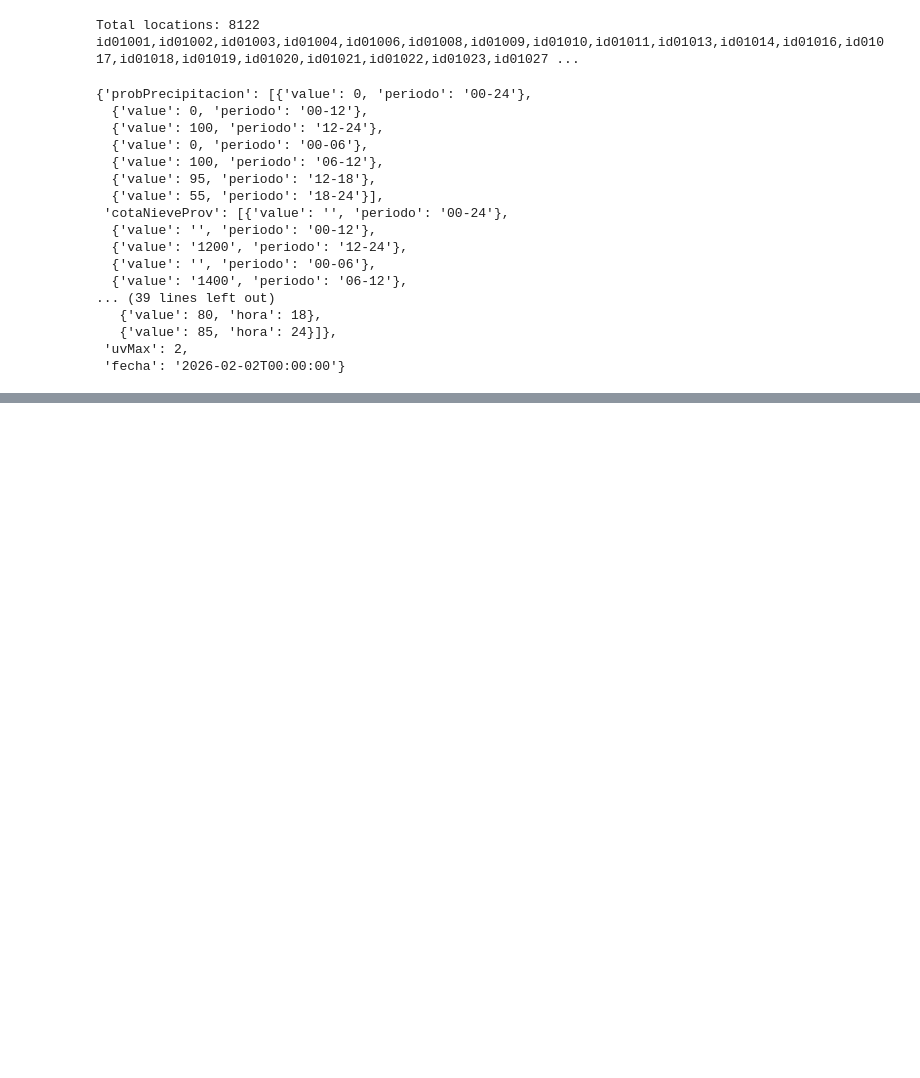
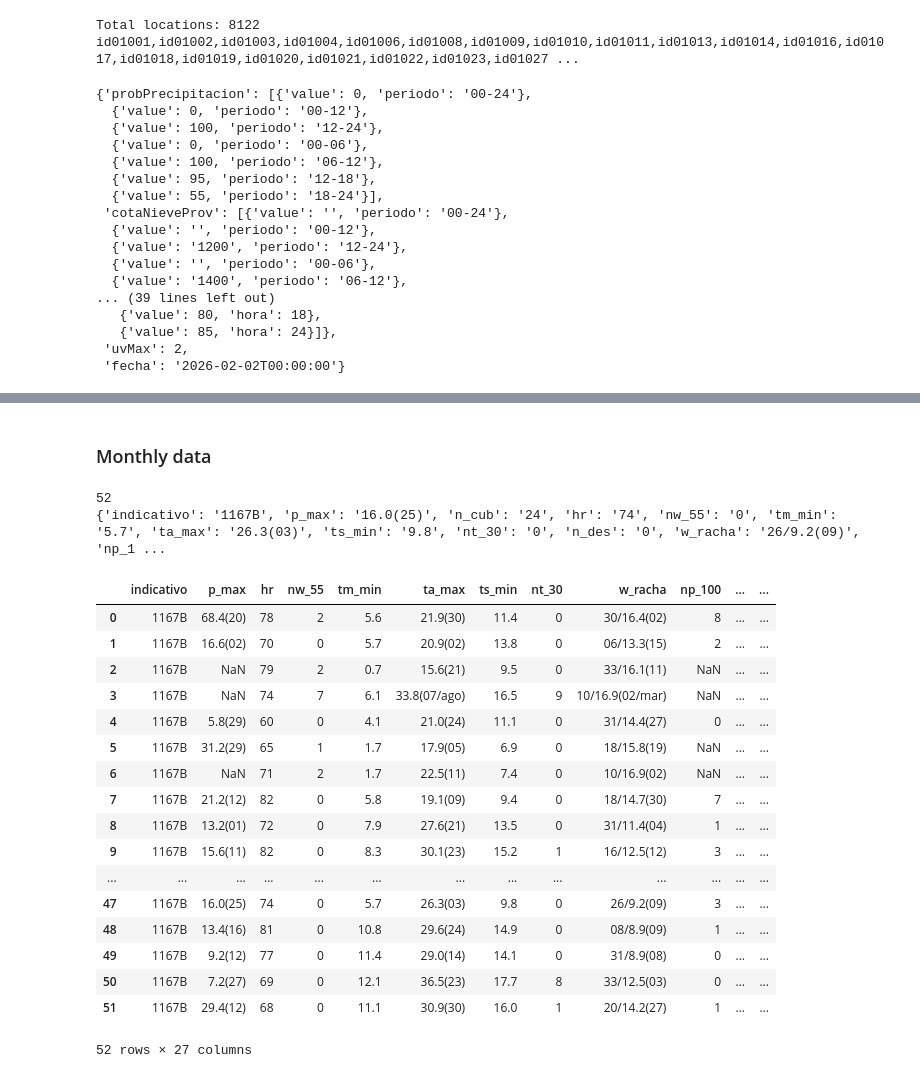
Before and after one commit to reddgr/energy-price-forecasting-in-power-grids, a Jupyter notebook: notebooks/04_AEMET_OpenData.ipynb, the cells around one changed output, grey strips where cells are left out. Saved outputs shown, nothing was run; the diff lists cells and outputs as text; code cells hidden in the pictures; blank space fills up the shorter version.

Commit message:
exploring API endpoints for historical data

```diff
--- a/notebooks/04_AEMET_OpenData.ipynb
+++ b/notebooks/04_AEMET_OpenData.ipynb
@@ -269,0 +291,38 @@ forecast[0]["prediccion"]["dia"][0]
+# %% [markdown]
+### Monthly data
+# %%
+anioIniStr = "2020"
+anioFinStr = "2023"
+idema = "1167B"
+QUERY = f"valores/climatologicos/mensualesanuales/datos/anioini/{anioIniStr}/aniofin/{anioFinStr}/estacion/{idema}"
+
+datos_url = _get_data_url(QUERY)
+json_data = _download_json(datos_url)
+
+print(len(json_data))
+print(json_data[random.randint(0, len(json_data)-1)])
+# display(pd.DataFrame(json_data).head(5))
+# %% [output]
+52
+{'indicativo': '1167B', 'p_max': '16.0(25)', 'n_cub': '24', 'hr': '74', 'nw_55': '0', 'tm_min': '5.7', 'ta_max': '26.3(03)', 'ts_min': '9.8', 'nt_30': '0', 'n_des': '0', 'w_racha': '26/9.2(09)', 'np_1 ...
+# %%
+display(pd.DataFrame(json_data))
+# %% [output]
+|  | indicativo | p_max | hr | nw_55 | tm_min | ta_max | ts_min | nt_30 | w_racha | np_100 | ... | ... |
+| 0 | 1167B | 68.4(20) | 78 | 2 | 5.6 | 21.9(30) | 11.4 | 0 | 30/16.4(02) | 8 | ... | ... |
+| 1 | 1167B | 16.6(02) | 70 | 0 | 5.7 | 20.9(02) | 13.8 | 0 | 06/13.3(15) | 2 | ... | ... |
+| 2 | 1167B | NaN | 79 | 2 | 0.7 | 15.6(21) | 9.5 | 0 | 33/16.1(11) | NaN | ... | ... |
+| 3 | 1167B | NaN | 74 | 7 | 6.1 | 33.8(07/ago) | 16.5 | 9 | 10/16.9(02/mar) | NaN | ... | ... |
+| 4 | 1167B | 5.8(29) | 60 | 0 | 4.1 | 21.0(24) | 11.1 | 0 | 31/14.4(27) | 0 | ... | ... |
+| 5 | 1167B | 31.2(29) | 65 | 1 | 1.7 | 17.9(05) | 6.9 | 0 | 18/15.8(19) | NaN | ... | ... |
+| 6 | 1167B | NaN | 71 | 2 | 1.7 | 22.5(11) | 7.4 | 0 | 10/16.9(02) | NaN | ... | ... |
+| 7 | 1167B | 21.2(12) | 82 | 0 | 5.8 | 19.1(09) | 9.4 | 0 | 18/14.7(30) | 7 | ... | ... |
+| 8 | 1167B | 13.2(01) | 72 | 0 | 7.9 | 27.6(21) | 13.5 | 0 | 31/11.4(04) | 1 | ... | ... |
+| 9 | 1167B | 15.6(11) | 82 | 0 | 8.3 | 30.1(23) | 15.2 | 1 | 16/12.5(12) | 3 | ... | ... |
+| ... | ... | ... | ... | ... | ... | ... | ... | ... | ... | ... | ... | ... |
+| 47 | 1167B | 16.0(25) | 74 | 0 | 5.7 | 26.3(03) | 9.8 | 0 | 26/9.2(09) | 3 | ... | ... |
+| 48 | 1167B | 13.4(16) | 81 | 0 | 10.8 | 29.6(24) | 14.9 | 0 | 08/8.9(09) | 1 | ... | ... |
+| 49 | 1167B | 9.2(12) | 77 | 0 | 11.4 | 29.0(14) | 14.1 | 0 | 31/8.9(08) | 0 | ... | ... |
+| 50 | 1167B | 7.2(27) | 69 | 0 | 12.1 | 36.5(23) | 17.7 | 8 | 33/12.5(03) | 0 | ... | ... |
+| 51 | 1167B | 29.4(12) | 68 | 0 | 11.1 | 30.9(30) | 16.0 | 1 | 20/14.2(27) | 1 | ... | ... |
+52 rows × 27 columns
```
Also changed, not shown: parts of 2 cells of this notebook.
